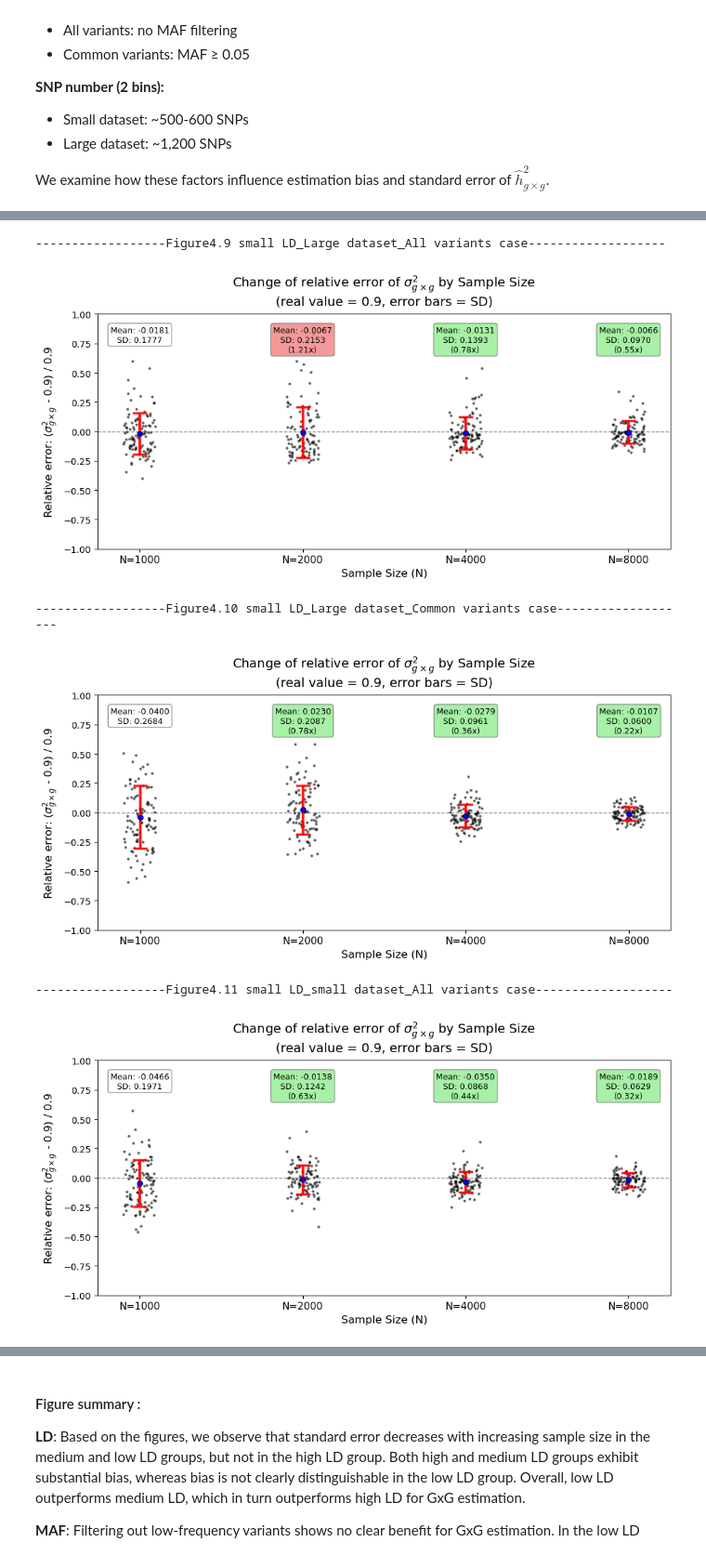
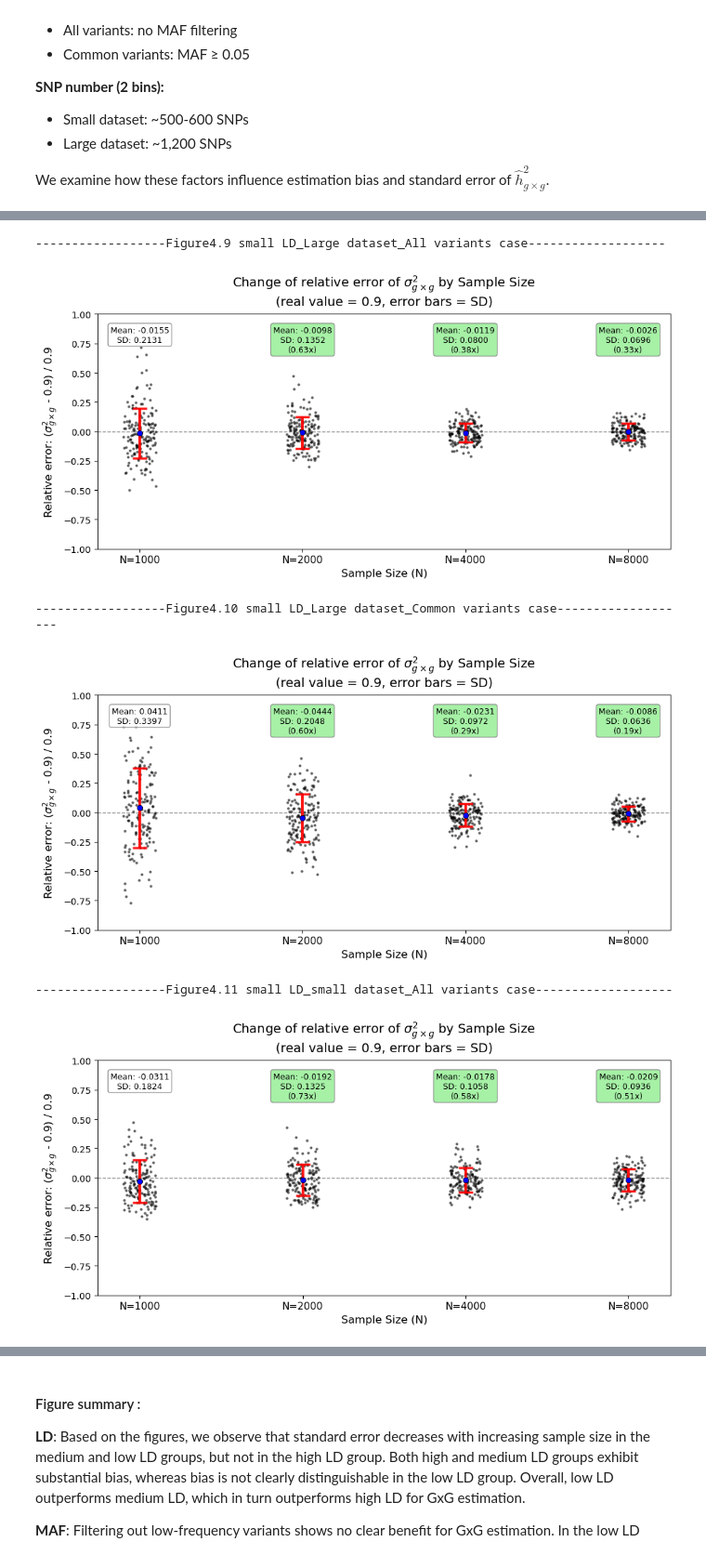
Before and after one commit to border-lab/Full-gene-level-GxG-Estimation, a Jupyter notebook: Experiments/solve_ContiguousSNP.ipynb, the cells around one changed output, grey strips where cells are left out. Shown at 93% size. Cells and saved outputs as stored; diff of their text form; code cells hidden in the pictures.

```diff
--- a/Experiments/solve_ContiguousSNP.ipynb
+++ b/Experiments/solve_ContiguousSNP.ipynb
@@ -252,7 +259,7 @@ plot_relative_error_accross_sample_size(
 # %%
 ## low LD group
 individual_sizes = [1000,2000,4000,8000]
-lowLD_largeDataset_allVariants = read_MoM_results(individual_sizes,"../test_data/All_simulation_result/lowLD_largeDataset_allVariants/",1200)
+lowLD_largeDataset_allVariants = read_MoM_results(individual_sizes,"../test_data/All_simulation_result/lowLD_largeDataset_allVariants/",1800)
 LLA = [lowLD_largeDataset_allVariants[n] for n in individual_sizes]
 
 print("------------------Figure4.9 small LD_Large dataset_All variants case-------------------")
@@ -261,39 +268,39 @@ plot_relative_error_accross_sample_size(
     basic_individual=1000, col_num=0, real_value=0.9,ymin=-1,ymax =1
 )
 
-lowLD_largeDataset_commonVariants = read_MoM_results(individual_sizes,"../test_data/All_simulation_result/lowLD_largeDataset_commonVariants/",1200)
+lowLD_largeDataset_commonVariants = read_MoM_results(individual_sizes,"../test_data/All_simulation_result/lowLD_largeDataset_commonVariants/",1800)
 LLC = [lowLD_largeDataset_commonVariants[n] for n in individual_sizes]
 
 print("------------------Figure4.10 small LD_Large dataset_Common variants case-------------------")
 plot_relative_error_accross_sample_size(
     *LLC,
     basic_individual=1000, col_num=0, real_value=0.9,ymin=-1,ymax =1
 )
 
 
 lowLD_smallDataset_allVariants = read_MoM_results(individual_sizes,"../test_data/All_simulation_result/lowLD_smallDataset_allVariants/",600)
 LSA = [lowLD_smallDataset_allVariants[n] for n in individual_sizes]
 
 print("------------------Figure4.11 small LD_small dataset_All variants case-------------------")
 plot_relative_error_accross_sample_size(
     *LSA,
     basic_individual=1000, col_num=0, real_value=0.9,ymin=-1,ymax =1
 )
 
 
-lowLD_smallDataset_comonVariants = read_MoM_results(individual_sizes,"../test_data/All_simulation_result/lowLD_smallDataset_commonVariants/",524)
+lowLD_smallDataset_comonVariants = read_MoM_results(individual_sizes,"../test_data/All_simulation_result/lowLD_smallDataset_commonVariants/",600)
 LSC = [lowLD_smallDataset_comonVariants[n] for n in individual_sizes]
 
 print("------------------Figure4.12 small LD_small dataset_Common variants case-------------------")
 plot_relative_error_accross_sample_size(
     *LSC,
     basic_individual=1000, col_num=0, real_value=0.9,ymin=-1,ymax =1
 )
 # %% [output]
 ------------------Figure4.9 small LD_Large dataset_All variants case-------------------
-[figure, old version]
+[figure, new version]
 ------------------Figure4.10 small LD_Large dataset_Common variants case-------------------
-[figure, old version]
+[figure, new version]
 ------------------Figure4.11 small LD_small dataset_All variants case-------------------
-[figure, old version]
+[figure, new version]
 ------------------Figure4.12 small LD_small dataset_Common variants case-------------------
```
Also changed, not shown: parts of 3 cells of this notebook, 7 other files.
